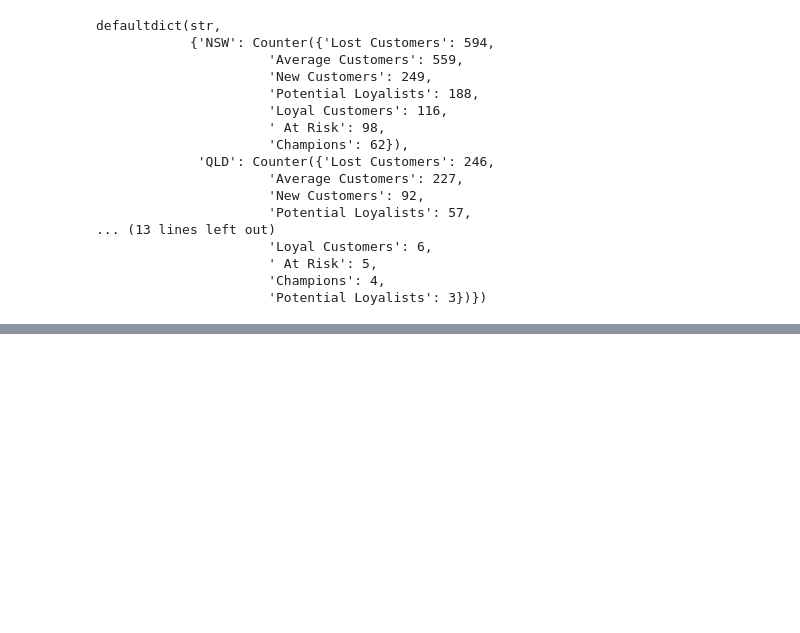
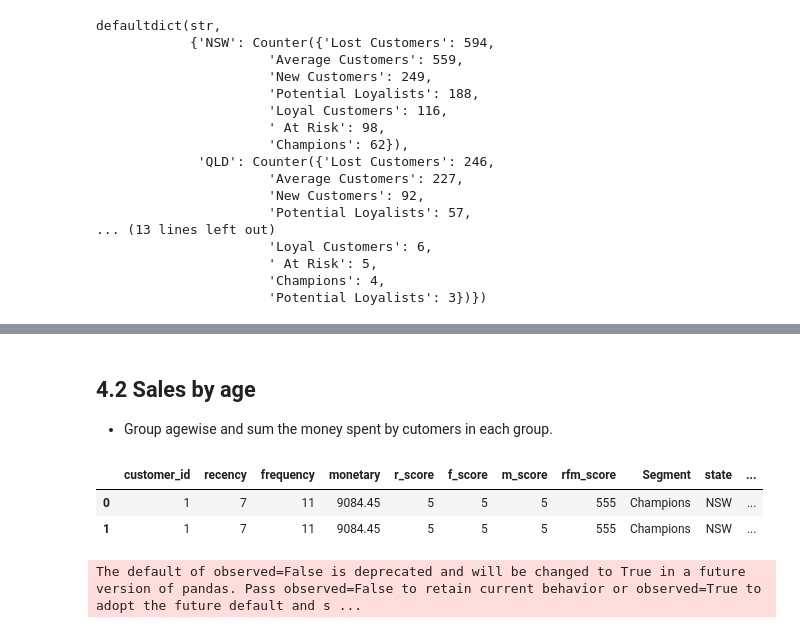
Before and after one commit to tanu-khanuja/customer_segmentation, a Jupyter notebook: notebooks/combined_data_analysis.ipynb, the cells around one changed output, grey strips where cells are left out. Drawn from its saved outputs; the diff is of its cells as text; code cells hidden in the pictures; blank space fills up the shorter version.

```diff
--- a/notebooks/combined_data_analysis.ipynb
+++ b/notebooks/combined_data_analysis.ipynb
@@ -309,0 +428,17 @@ AttributeError: 'str' object has no attribute 'get'
+# %% [markdown]
+## 4.2 Sales by age
+- Group agewise and sum the money spent by cutomers in each group.
+# %%
+transaction_data = pd.read_csv('transaction_data_cleaned.csv')
+# %%
+rfm_updated = pd.merge(rfm_updated, transaction_data[['customer_id','profit']], on='customer_id')
+# %%
+rfm_updated.head(2)
+# %% [output]
+|  | customer_id | recency | frequency | monetary | r_score | f_score | m_score | rfm_score | Segment | state | ... |
+| 0 | 1 | 7 | 11 | 9084.45 | 5 | 5 | 5 | 555 | Champions | NSW | ... |
+| 1 | 1 | 7 | 11 | 9084.45 | 5 | 5 | 5 | 555 | Champions | NSW | ... |
+# %%
+total_profit = rfm_updated.groupby('age_group').agg({'profit':'sum'})
+# %% [output]
+The default of observed=False is deprecated and will be changed to True in a future version of pandas. Pass observed=False to retain current behavior or observed=True to adopt the future default and s ...
```
Also changed, not shown: parts of 40 cells of this notebook, 4 other files.
